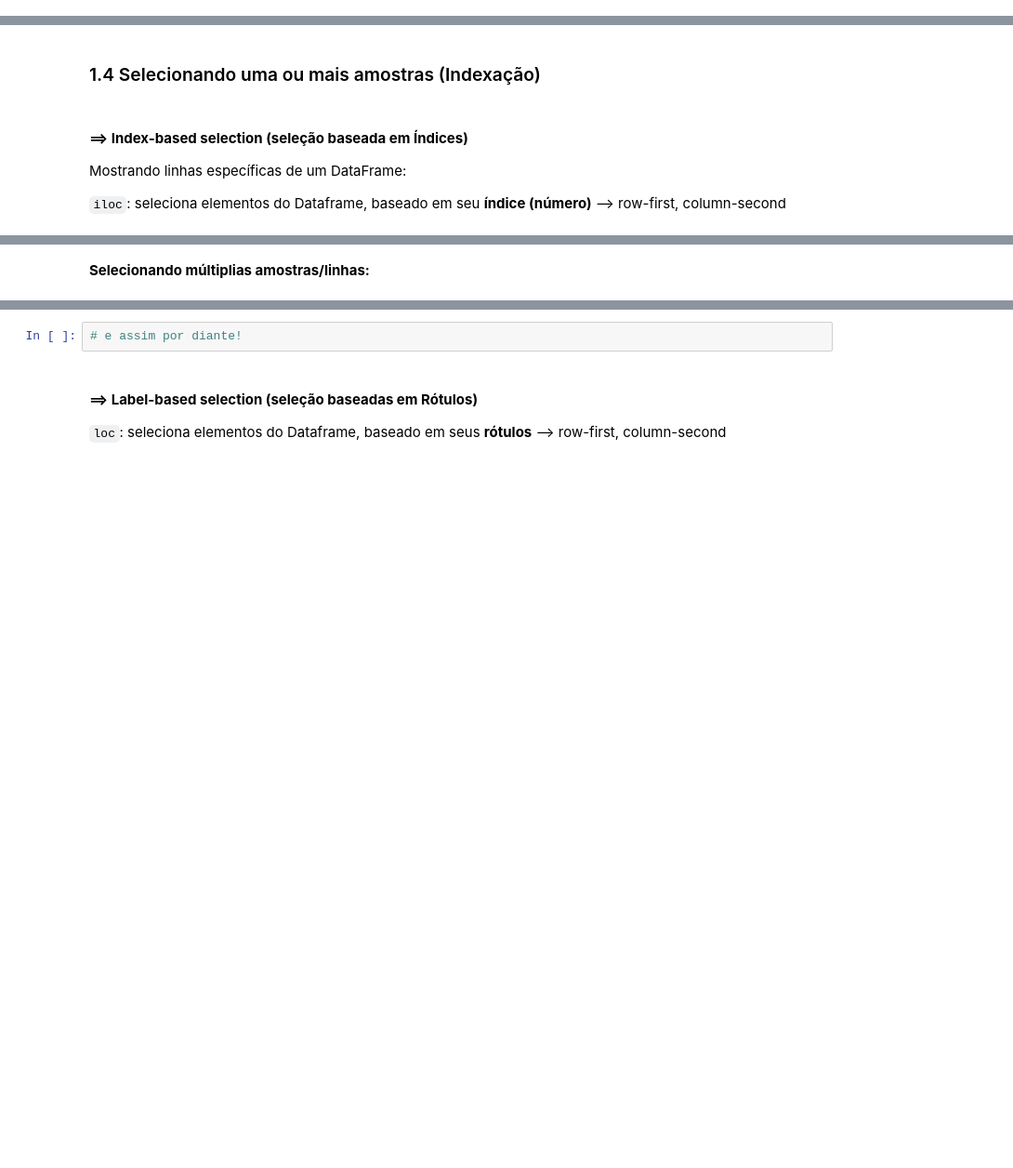
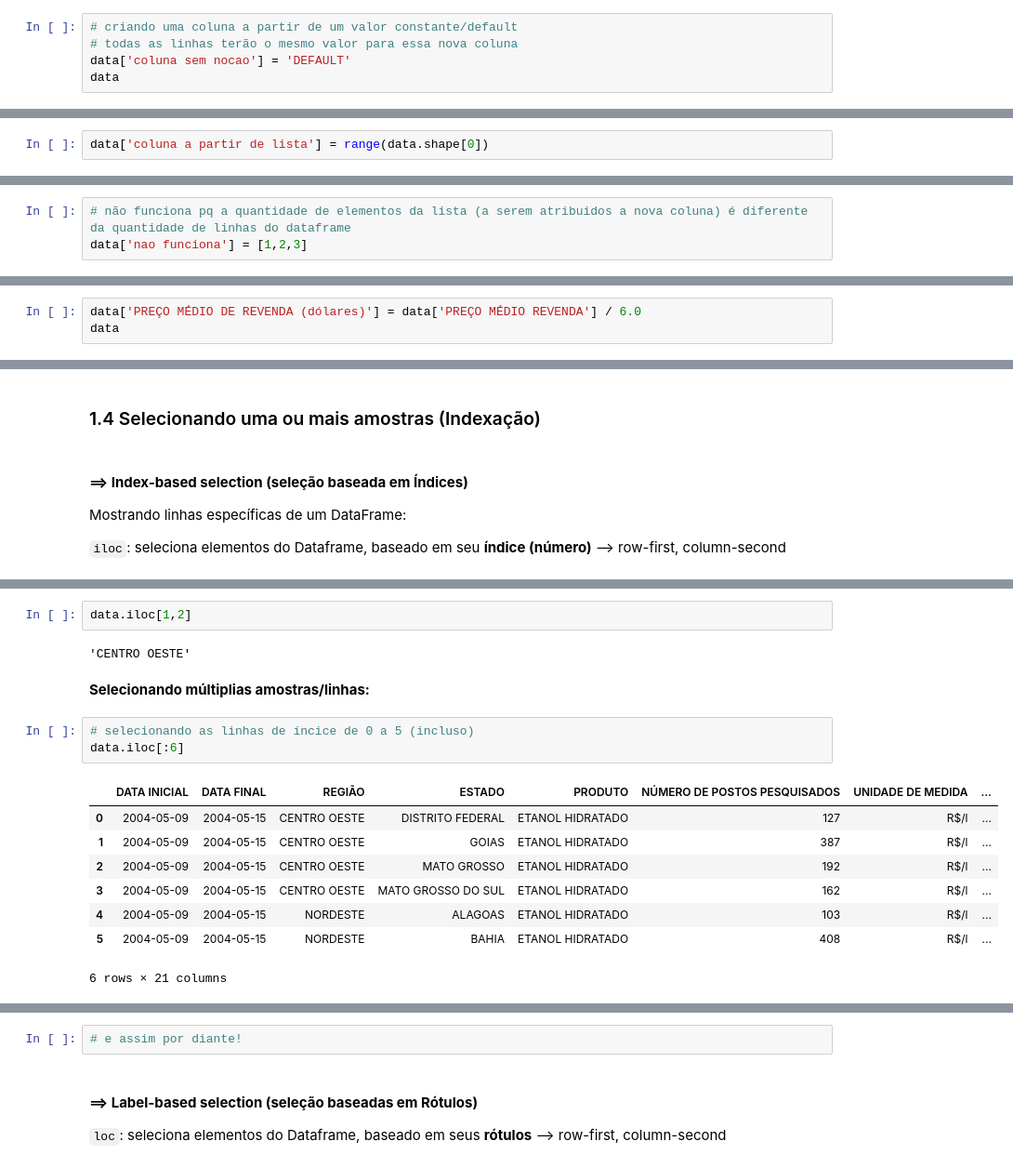
Before and after one commit to enzortorres/python, a Jupyter notebook: estudos/pandas/exercicios/manipulacao_de_dados_codigo_base.ipynb, the cells around one changed output, grey strips where cells are left out. Shown: that part at 93% size. Cells and saved outputs as stored; diff of their text form; blank space fills up the shorter version.

Commit message:
studying pandas how to create columns/values

```diff
--- a/estudos/pandas/exercicios/manipulacao_de_dados_codigo_base.ipynb
+++ b/estudos/pandas/exercicios/manipulacao_de_dados_codigo_base.ipynb
@@ -519,0 +539,5 @@ Name: PRODUTO, Length: 120823, dtype: object
+# %%
+# criando uma coluna a partir de um valor constante/default
+# todas as linhas terão o mesmo valor para essa nova coluna
+data['coluna sem nocao'] = 'DEFAULT'
+data
@@ -519,0 +558,2 @@ Name: PRODUTO, Length: 120823, dtype: object
+# %%
+data['coluna a partir de lista'] = range(data.shape[0])
@@ -519,0 +576,3 @@ Name: PRODUTO, Length: 120823, dtype: object
+# %%
+# não funciona pq a quantidade de elementos da lista (a serem atribuidos a nova coluna) é diferente da quantidade de linhas do dataframe
+data['nao funciona'] = [1,2,3]
@@ -523,0 +594,3 @@ Outro exemplo:
+# %%
+data['PREÇO MÉDIO DE REVENDA (dólares)'] = data['PREÇO MÉDIO REVENDA'] / 6.0
+data
@@ -551,2 +678,18 @@ Mostrando linhas específicas de um DataFrame:
+# %%
+data.iloc[1,2]
+# %% [output]
+'CENTRO OESTE'
 # %% [markdown]
 **Selecionando múltiplias amostras/linhas:**
+# %%
+# selecionando as linhas de íncice de 0 a 5 (incluso)
+data.iloc[:6]
+# %% [output]
+|  | DATA INICIAL | DATA FINAL | REGIÃO | ESTADO | PRODUTO | NÚMERO DE POSTOS PESQUISADOS | UNIDADE DE MEDIDA | ... |
+| 0 | 2004-05-09 | 2004-05-15 | CENTRO OESTE | DISTRITO FEDERAL | ETANOL HIDRATADO | 127 | R$/l | ... |
+| 1 | 2004-05-09 | 2004-05-15 | CENTRO OESTE | GOIAS | ETANOL HIDRATADO | 387 | R$/l | ... |
+| 2 | 2004-05-09 | 2004-05-15 | CENTRO OESTE | MATO GROSSO | ETANOL HIDRATADO | 192 | R$/l | ... |
+| 3 | 2004-05-09 | 2004-05-15 | CENTRO OESTE | MATO GROSSO DO SUL | ETANOL HIDRATADO | 162 | R$/l | ... |
+| 4 | 2004-05-09 | 2004-05-15 | NORDESTE | ALAGOAS | ETANOL HIDRATADO | 103 | R$/l | ... |
+| 5 | 2004-05-09 | 2004-05-15 | NORDESTE | BAHIA | ETANOL HIDRATADO | 408 | R$/l | ... |
+6 rows × 21 columns
```
Also changed, not shown: parts of 17 cells of this notebook.
